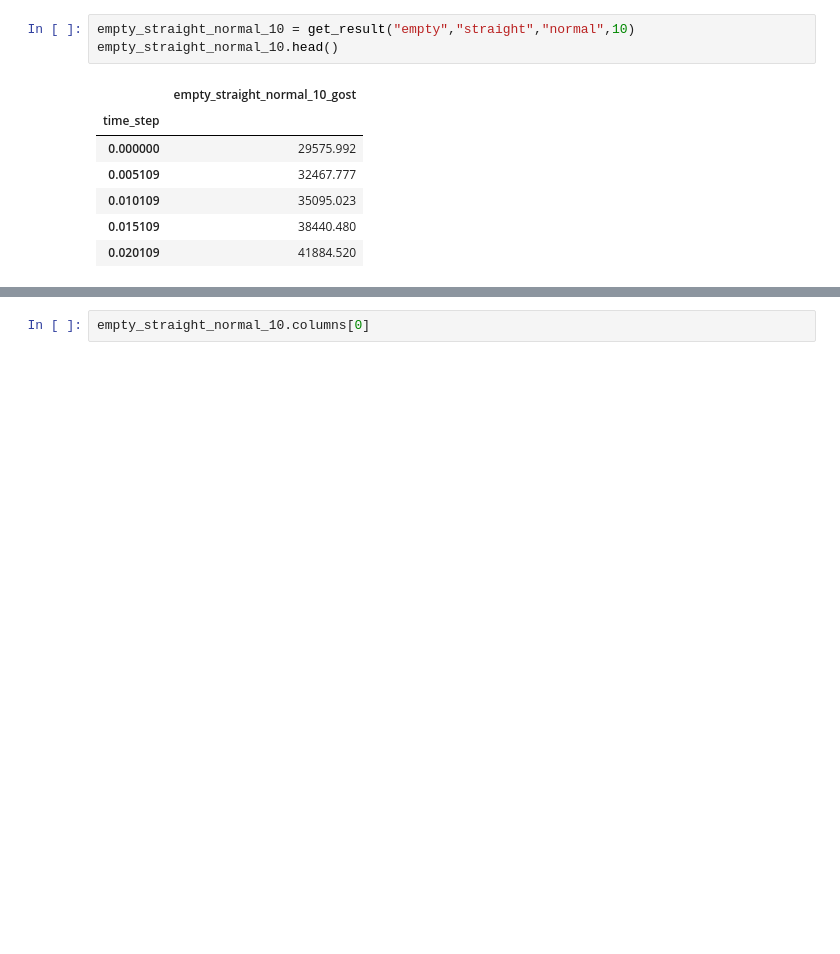
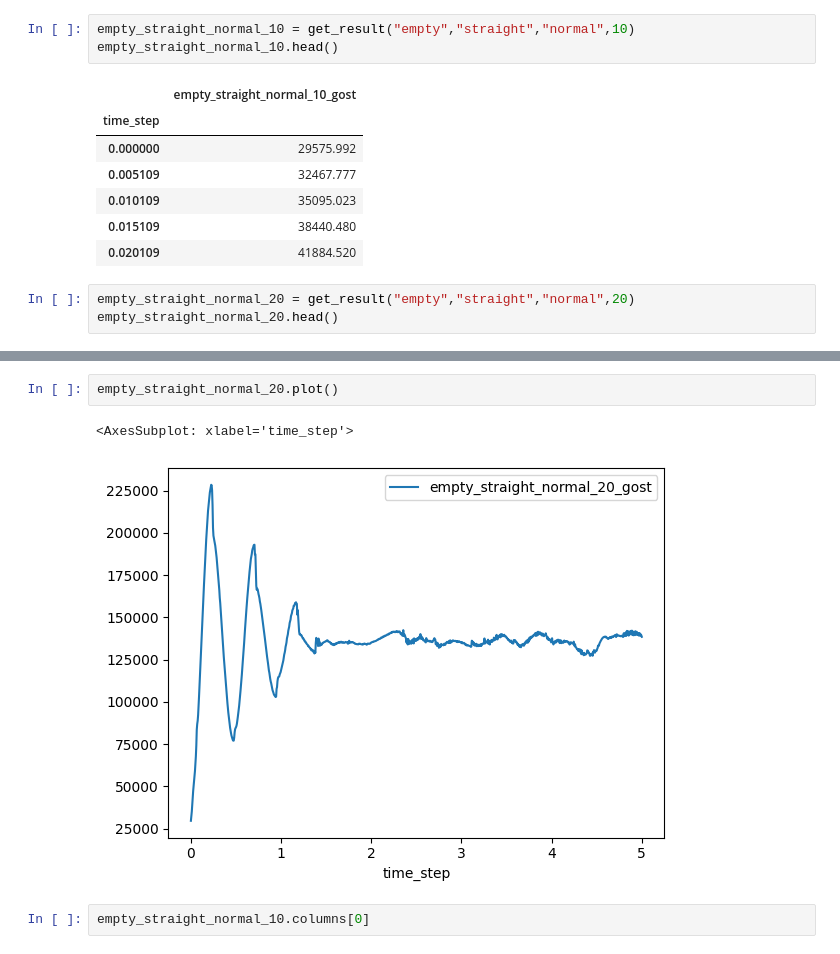
Before and after one commit to daniilgorenkov/Dissertation, a Jupyter notebook: observe.ipynb, the cells around one changed output, grey strips where cells are left out. Drawn from its saved outputs; the diff is of its cells as text; blank space fills up the shorter version.

```diff
--- a/observe.ipynb
+++ b/observe.ipynb
@@ -87,3 +87,6 @@ empty_straight_normal_10.head()
 | 0.010109 | 35095.023 |
 | 0.015109 | 38440.480 |
 | 0.020109 | 41884.520 |
+# %%
+empty_straight_normal_20 = get_result("empty","straight","normal",20)
+empty_straight_normal_20.head()
@@ -90,3 +106,8 @@ empty_straight_normal_10.head()
+# %%
+empty_straight_normal_20.plot()
+# %% [output]
+<AxesSubplot: xlabel='time_step'>
+[figure, added]
 # %%
 empty_straight_normal_10.columns[0]
 # %% [output]
```
Also changed, not shown: parts of 12 cells of this notebook.
